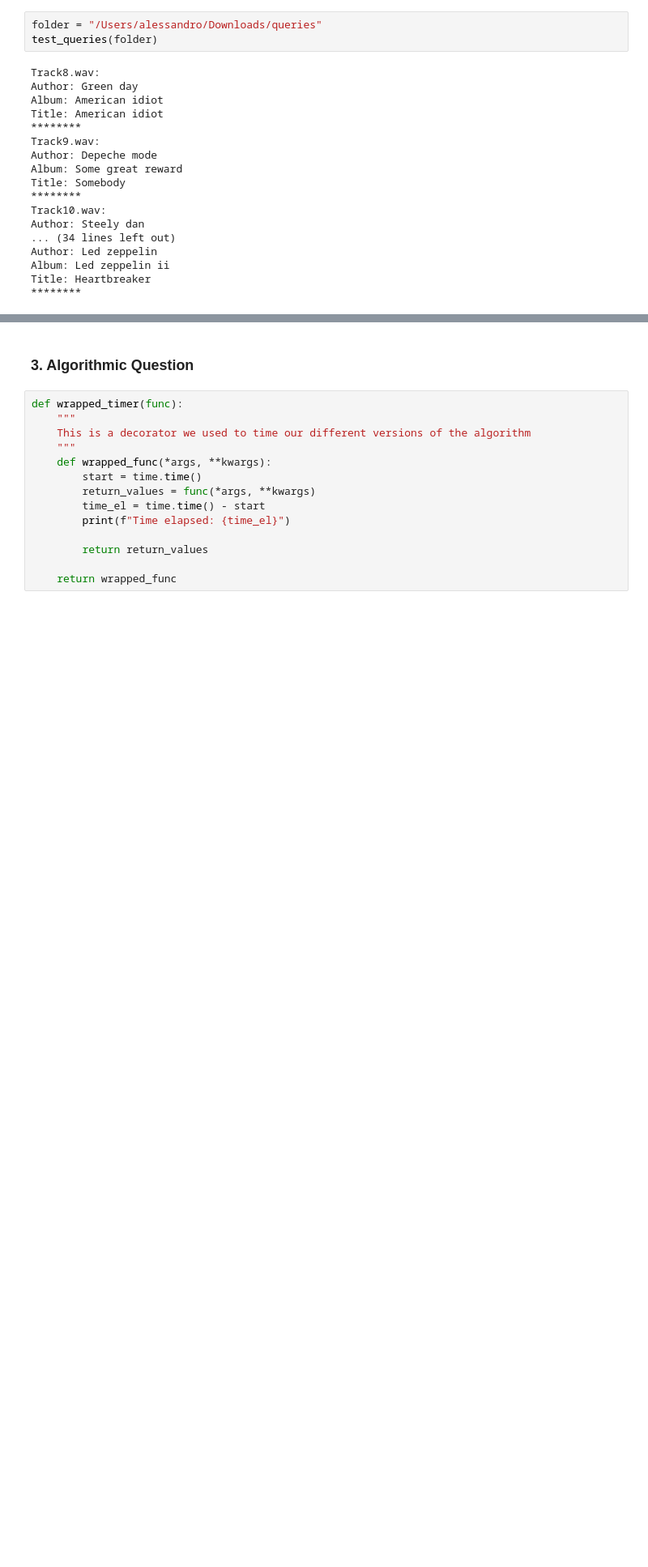
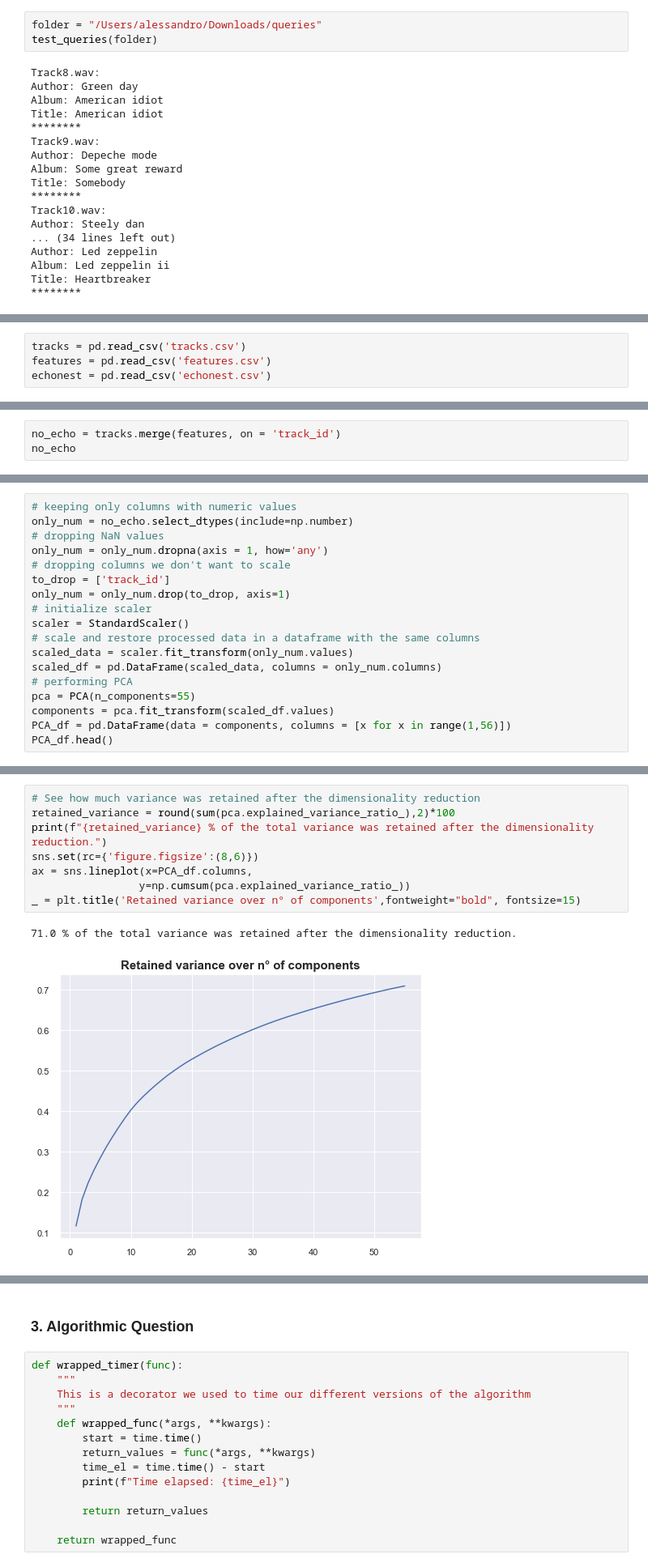
Before and after one commit to alessandro12036/adm_hw4, a Jupyter notebook: main.ipynb, the cells around one changed output, grey strips where cells are left out. Shown at 81% size. Drawn from its saved outputs; the diff is of its cells as text; blank space fills up the shorter version.

```diff
--- a/main.ipynb
+++ b/main.ipynb
@@ -293,0 +316,4 @@ Title: Heartbreaker
+# %%
+tracks = pd.read_csv('tracks.csv')
+features = pd.read_csv('features.csv')
+echonest = pd.read_csv('echonest.csv')
@@ -293,0 +1039,3 @@ Title: Heartbreaker
+# %%
+no_echo = tracks.merge(features, on = 'track_id')
+no_echo
@@ -293,0 +1056,18 @@ Title: Heartbreaker
+# %%
+# keeping only columns with numeric values
+only_num = no_echo.select_dtypes(include=np.number)
+# dropping NaN values
+only_num = only_num.dropna(axis = 1, how='any')
+# dropping columns we don't want to scale
+to_drop = ['track_id']
+only_num = only_num.drop(to_drop, axis=1)
+# initialize scaler
+scaler = StandardScaler()
+# scale and restore processed data in a dataframe with the same columns
+scaled_data = scaler.fit_transform(only_num.values)
+scaled_df = pd.DataFrame(scaled_data, columns = only_num.columns)
+# performing PCA
+pca = PCA(n_components=55)
+components = pca.fit_transform(scaled_df.values)
+PCA_df = pd.DataFrame(data = components, columns = [x for x in range(1,56)])
+PCA_df.head()
@@ -293,0 +1082,11 @@ Title: Heartbreaker
+# %%
+# See how much variance was retained after the dimensionality reduction
+retained_variance = round(sum(pca.explained_variance_ratio_),2)*100
+print(f"{retained_variance} % of the total variance was retained after the dimensionality reduction.")
+sns.set(rc={'figure.figsize':(8,6)})
+ax = sns.lineplot(x=PCA_df.columns,
+                 y=np.cumsum(pca.explained_variance_ratio_))
+_ = plt.title('Retained variance over n° of components',fontweight="bold", fontsize=15)
+# %% [output]
+71.0 % of the total variance was retained after the dimensionality reduction.
+[figure, added]
```
Also changed, not shown: parts of 134 cells of this notebook.
